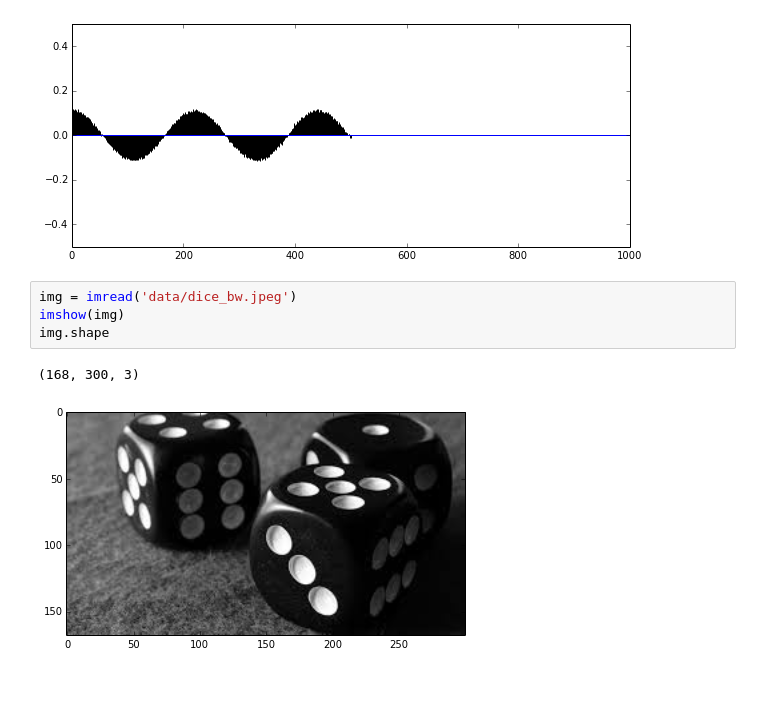
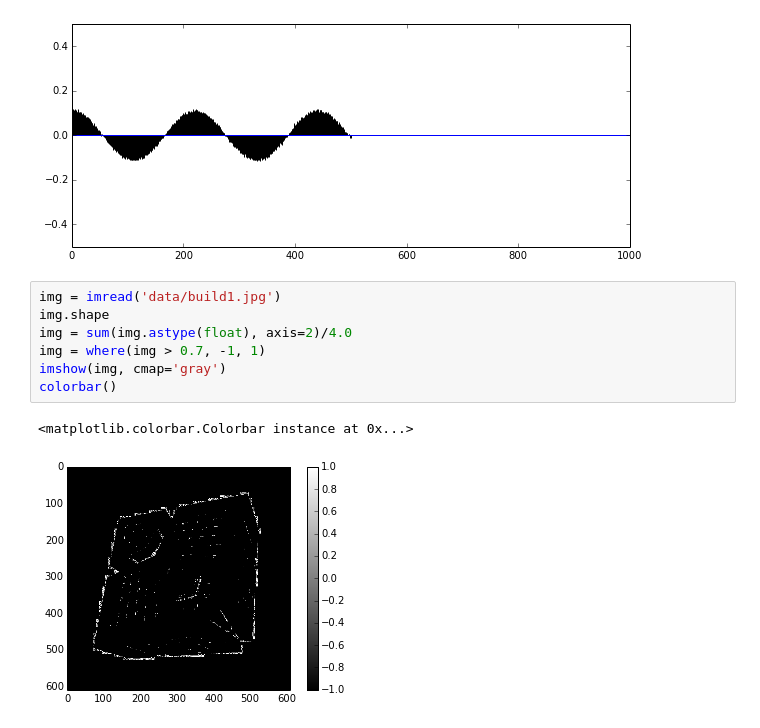
Before and after one commit to emptyr1/MediaSignalProcessing, a Jupyter notebook: HW4.ipynb, the cells around one changed output. Cells and saved outputs as stored; diff of their text form; blank space fills up the shorter version.

```diff
--- a/HW4.ipynb
+++ b/HW4.ipynb
@@ -35,11 +35,14 @@ ylim(-0.5, 0.5)
   0.64464836]
 (-0.5, 0.5)
 [figure]
-# %%
-img = imread('data/dice_bw.jpeg')
-imshow(img)
-img.shape
-# %% [output]
-(168, 300, 3)
-[figure, removed]
+# %%
+img = imread('data/build1.jpg')
+img.shape
+img = sum(img.astype(float), axis=2)/4.0
+img = where(img > 0.7, -1, 1)
+imshow(img, cmap='gray')
+colorbar()
+# %% [output]
+<matplotlib.colorbar.Colorbar instance at 0x...>
+[figure, added]
 # %%
```
Also changed, not shown: parts of 7 cells of this notebook, 13 other files.
